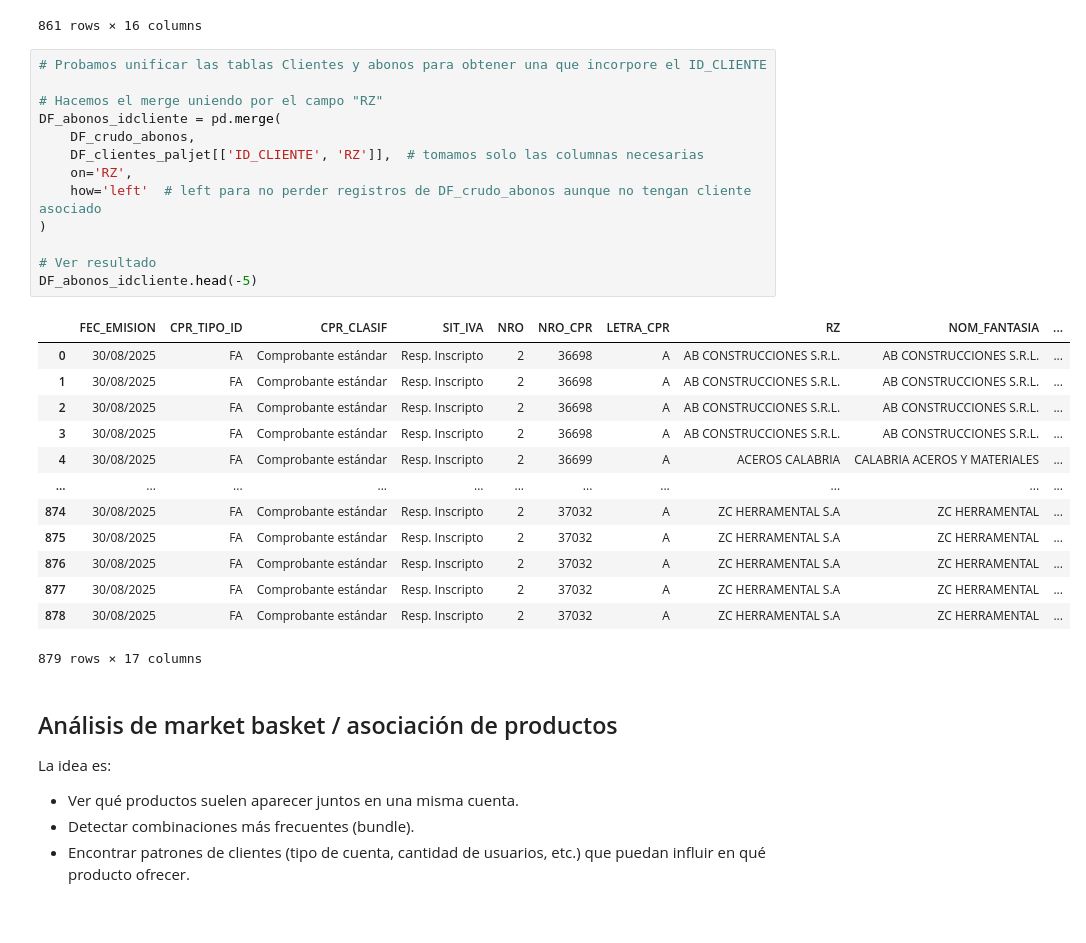
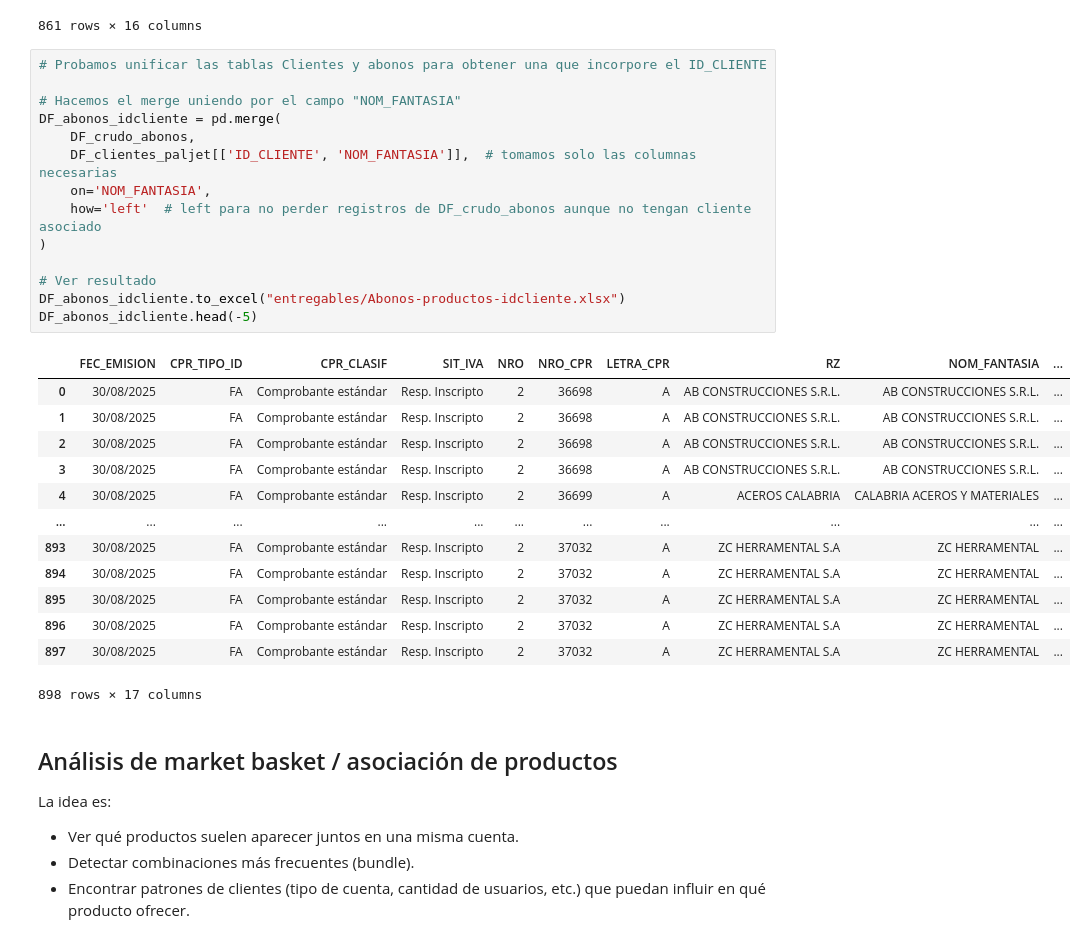
Before and after one commit to christiansaluzzo/Etsol_AnalisisClientes, a Jupyter notebook: análisis_clientes.ipynb, the cells around one changed output. Cells and saved outputs as stored; diff of their text form.

```diff
--- a/análisis_clientes.ipynb
+++ b/análisis_clientes.ipynb
@@ -413,30 +432,31 @@ DF_crudo_abonos.head(-1)
 # %%
 # Probamos unificar las tablas Clientes y abonos para obtener una que incorpore el ID_CLIENTE
 
-# Hacemos el merge uniendo por el campo "RZ"
+# Hacemos el merge uniendo por el campo "NOM_FANTASIA"
 DF_abonos_idcliente = pd.merge(
     DF_crudo_abonos,
-    DF_clientes_paljet[['ID_CLIENTE', 'RZ']],  # tomamos solo las columnas necesarias
-    on='RZ',
+    DF_clientes_paljet[['ID_CLIENTE', 'NOM_FANTASIA']],  # tomamos solo las columnas necesarias
+    on='NOM_FANTASIA',
     how='left'  # left para no perder registros de DF_crudo_abonos aunque no tengan cliente asociado
 )
 
 # Ver resultado
+DF_abonos_idcliente.to_excel("entregables/Abonos-productos-idcliente.xlsx")
 DF_abonos_idcliente.head(-5)
 # %% [output]
 |  | FEC_EMISION | CPR_TIPO_ID | CPR_CLASIF | SIT_IVA | NRO | NRO_CPR | LETRA_CPR | RZ | NOM_FANTASIA | ... |
 | 0 | 30/08/2025 | FA | Comprobante estándar | Resp. Inscripto | 2 | 36698 | A | AB CONSTRUCCIONES S.R.L. | AB CONSTRUCCIONES S.R.L. | ... |
 | 1 | 30/08/2025 | FA | Comprobante estándar | Resp. Inscripto | 2 | 36698 | A | AB CONSTRUCCIONES S.R.L. | AB CONSTRUCCIONES S.R.L. | ... |
 | 2 | 30/08/2025 | FA | Comprobante estándar | Resp. Inscripto | 2 | 36698 | A | AB CONSTRUCCIONES S.R.L. | AB CONSTRUCCIONES S.R.L. | ... |
 | 3 | 30/08/2025 | FA | Comprobante estándar | Resp. Inscripto | 2 | 36698 | A | AB CONSTRUCCIONES S.R.L. | AB CONSTRUCCIONES S.R.L. | ... |
 | 4 | 30/08/2025 | FA | Comprobante estándar | Resp. Inscripto | 2 | 36699 | A | ACEROS CALABRIA | CALABRIA ACEROS Y MATERIALES | ... |
 | ... | ... | ... | ... | ... | ... | ... | ... | ... | ... | ... |
-| 874 | 30/08/2025 | FA | Comprobante estándar | Resp. Inscripto | 2 | 37032 | A | ZC HERRAMENTAL S.A | ZC HERRAMENTAL | ... |
-| 875 | 30/08/2025 | FA | Comprobante estándar | Resp. Inscripto | 2 | 37032 | A | ZC HERRAMENTAL S.A | ZC HERRAMENTAL | ... |
-| 876 | 30/08/2025 | FA | Comprobante estándar | Resp. Inscripto | 2 | 37032 | A | ZC HERRAMENTAL S.A | ZC HERRAMENTAL | ... |
-| 877 | 30/08/2025 | FA | Comprobante estándar | Resp. Inscripto | 2 | 37032 | A | ZC HERRAMENTAL S.A | ZC HERRAMENTAL | ... |
-| 878 | 30/08/2025 | FA | Comprobante estándar | Resp. Inscripto | 2 | 37032 | A | ZC HERRAMENTAL S.A | ZC HERRAMENTAL | ... |
+| 893 | 30/08/2025 | FA | Comprobante estándar | Resp. Inscripto | 2 | 37032 | A | ZC HERRAMENTAL S.A | ZC HERRAMENTAL | ... |
+| 894 | 30/08/2025 | FA | Comprobante estándar | Resp. Inscripto | 2 | 37032 | A | ZC HERRAMENTAL S.A | ZC HERRAMENTAL | ... |
+| 895 | 30/08/2025 | FA | Comprobante estándar | Resp. Inscripto | 2 | 37032 | A | ZC HERRAMENTAL S.A | ZC HERRAMENTAL | ... |
+| 896 | 30/08/2025 | FA | Comprobante estándar | Resp. Inscripto | 2 | 37032 | A | ZC HERRAMENTAL S.A | ZC HERRAMENTAL | ... |
+| 897 | 30/08/2025 | FA | Comprobante estándar | Resp. Inscripto | 2 | 37032 | A | ZC HERRAMENTAL S.A | ZC HERRAMENTAL | ... |
-879 rows × 17 columns
+898 rows × 17 columns
 # %% [markdown]
 ## Análisis de market basket / asociación de productos
 
```
Also changed, not shown: parts of 4 cells of this notebook.
